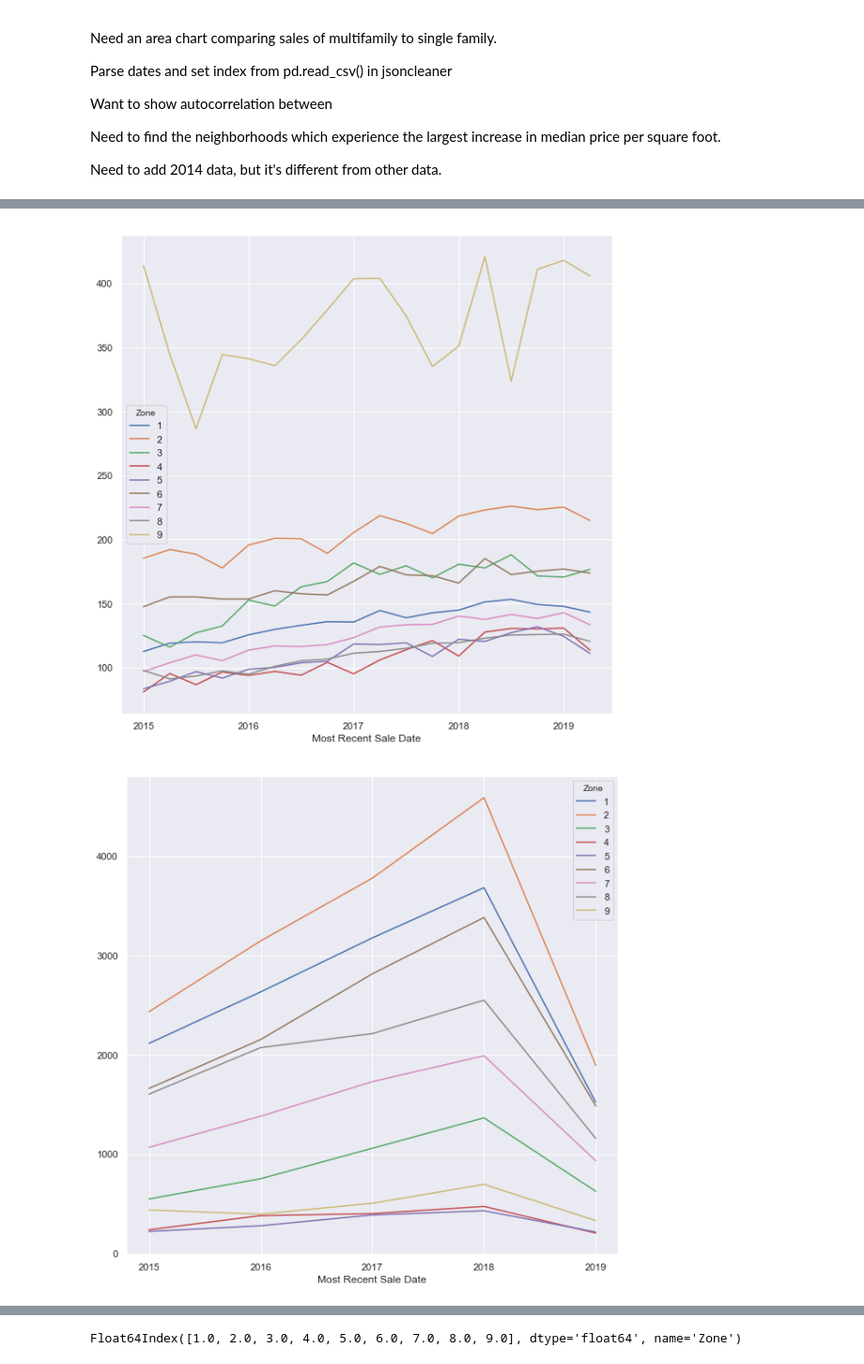
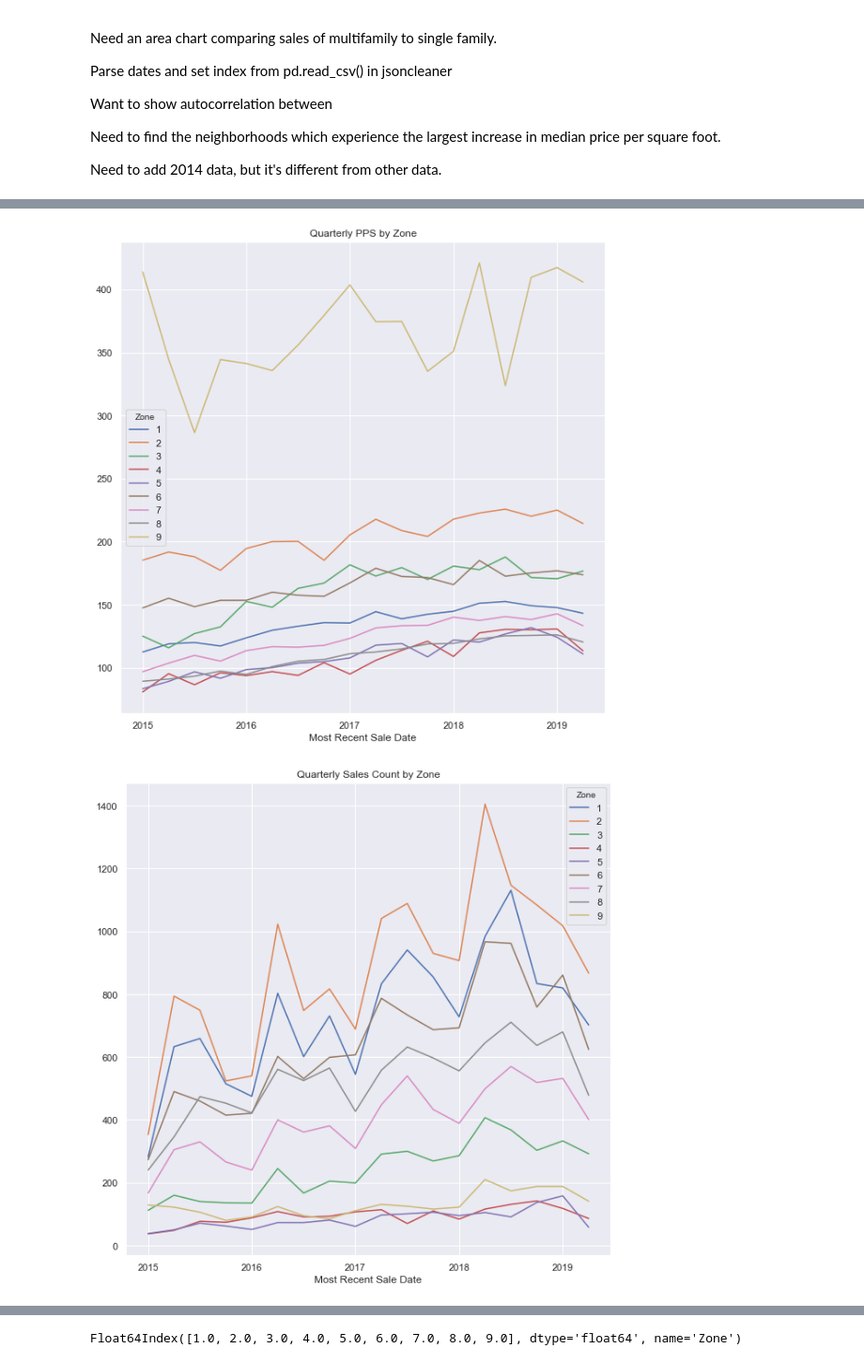
Before and after one commit to drewlehe/Nashville, a Jupyter notebook: TimeSeries.ipynb, the cells around one changed output, grey strips where cells are left out. Shown at 94% size. Cells and saved outputs as stored; diff of their text form; code cells hidden in the pictures.

```diff
--- a/TimeSeries.ipynb
+++ b/TimeSeries.ipynb
@@ -32,7 +32,8 @@ df1['PPS']=df1['Sale Price']/df1['Square Footage Improved']
 df1['PPS']=df1['PPS'].replace(np.inf, np.nan)
 meanpps=df1.groupby('Neighborhood')['PPS'].mean().to_frame().rename(columns={'PPS':'NeighborhoodPPS'})
 df=df1.merge(meanpps, how='left', left_on = 'Neighborhood',right_index=True)
-
+df=df[df.PPS <= 2000]
+df['Assessment Ratio'] = df['Assessment Improvement Improved'] / (df['Assessment Total Improved'])
 # Indexing by date.
 df = df.set_index('Most Recent Sale Date')
 # %%
@@ -89,23 +70,23 @@ No handles with labels found to put in legend.
 # %%
 table1 = df.loc[START:END].groupby('Zone')['PPS']\
 .resample('Q').median().to_frame()\
-.pivot_table(index= 'Most Recent Sale Date',columns= 'Zone', values= 'PPS').plot(figsize=(10,10))
+.pivot_table(index= 'Most Recent Sale Date',columns= 'Zone', values= 'PPS').plot(figsize=(10,10), title=('Quarterly PPS by Zone'))
 #Clearly Zone 9, the downtown core, is the priciest. It's also the most volatile.
 #Zone 2 is the second-highest. We should analyze that because we might fight unique characteristics
 #Notably, almost all of the price increase results from these 2 zones.
 # %% [output]
-[figure, old version]
+[figure, new version]
 # %%
 #Want a chart of sale counts by Zone
 #Zone 2 shows the most activity.
 table2 = df.loc[START:END].groupby('Zone')['PPS']\
-.resample('Y').count().to_frame()\
-.pivot_table(index= 'Most Recent Sale Date',columns= 'Zone', values= 'PPS').plot(figsize=(10,10))
+.resample('Q').count().to_frame()\
+.pivot_table(index= 'Most Recent Sale Date',columns= 'Zone', values= 'PPS').plot(figsize=(10,10), title = 'Quarterly Sales Count by Zone')
 
 
 #There clearly needs to be some element of seasonality in our model, but I have no experience with that.
 # %% [output]
-[figure, old version]
+[figure, new version]
 # %%
 fig, ax = plt.subplots(figsize=(10,10))
 ax.plot(weeklymean.loc[START:END],marker='.',linestyle='None')
```
Also changed, not shown: parts of 7 cells of this notebook.
